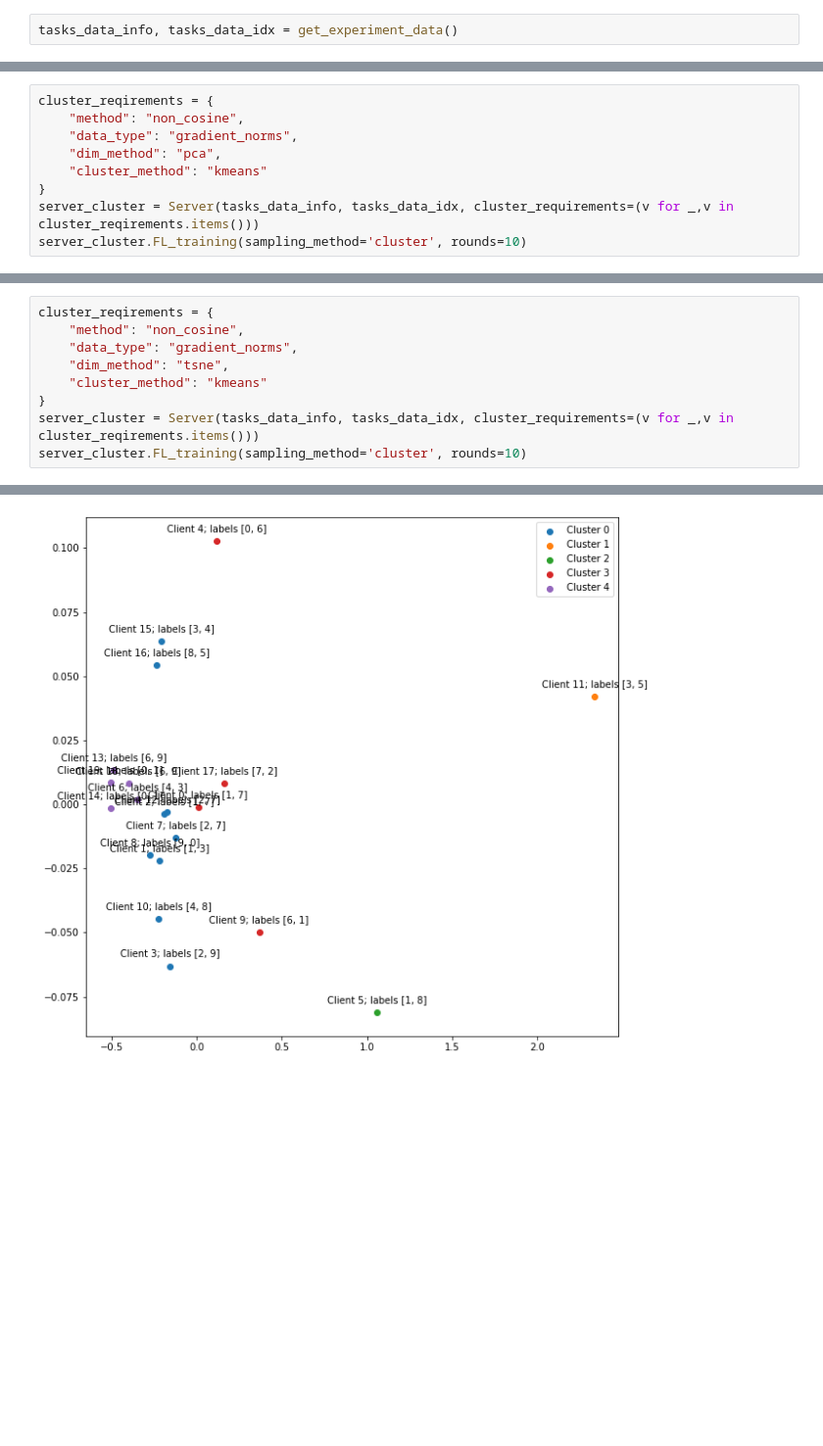
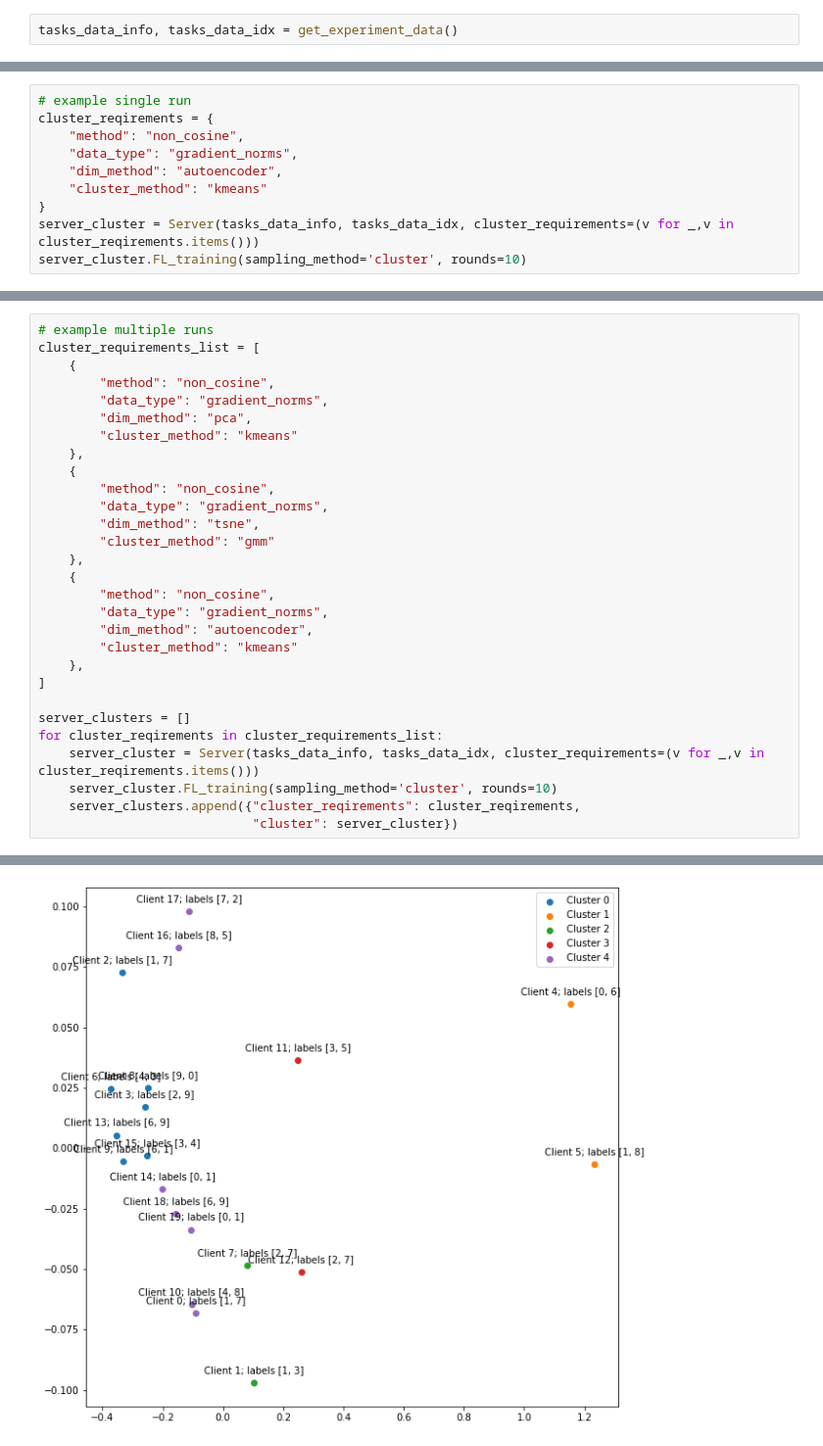
Before and after one commit to haoran-zh/FL-cluster-sampling, a Jupyter notebook: clustering_cleanup.ipynb, the cells around one changed output, grey strips where cells are left out. Shown: that part at 98% size. Saved outputs shown, nothing was run; the diff lists cells and outputs as text; blank space fills up the shorter version.

Commit message:
added autoencoder

```diff
--- a/clustering_cleanup.ipynb
+++ b/clustering_cleanup.ipynb
@@ -13,8 +19,9 @@ tasks_data_info, tasks_data_idx = get_experiment_data()
 # %%
+# example single run
 cluster_reqirements = {
     "method": "non_cosine",
     "data_type": "gradient_norms",
-    "dim_method": "pca",
+    "dim_method": "autoencoder",
     "cluster_method": "kmeans"
 }
 server_cluster = Server(tasks_data_info, tasks_data_idx, cluster_requirements=(v for _,v in cluster_reqirements.items()))
@@ -23,12 +30,32 @@ server_cluster.FL_training(sampling_method='cluster', rounds=10)
 Silhouette score: 0.56709623
 [figure]
 # %%
-cluster_reqirements = {
-    "method": "non_cosine",
-    "data_type": "gradient_norms",
-    "dim_method": "tsne",
-    "cluster_method": "kmeans"
-}
-server_cluster = Server(tasks_data_info, tasks_data_idx, cluster_requirements=(v for _,v in cluster_reqirements.items()))
-server_cluster.FL_training(sampling_method='cluster', rounds=10)
+# example multiple runs
+cluster_requirements_list = [
+    {
+        "method": "non_cosine",
+        "data_type": "gradient_norms",
+        "dim_method": "pca",
+        "cluster_method": "kmeans"
+    },
+    {
+        "method": "non_cosine",
+        "data_type": "gradient_norms",
+        "dim_method": "tsne",
+        "cluster_method": "gmm"
+    },
+    {
+        "method": "non_cosine",
+        "data_type": "gradient_norms",
+        "dim_method": "autoencoder",
+        "cluster_method": "kmeans"
+    },
+]
+
+server_clusters = []
+for cluster_reqirements in cluster_requirements_list:
+    server_cluster = Server(tasks_data_info, tasks_data_idx, cluster_requirements=(v for _,v in cluster_reqirements.items()))
+    server_cluster.FL_training(sampling_method='cluster', rounds=10)
+    server_clusters.append({"cluster_reqirements": cluster_reqirements,
+                            "cluster": server_cluster})
 # %% [output]
@@ -36 +63 @@ Silhouette score: 0.5266435
-[figure, old version]
+[figure, new version]
```
Also changed, not shown: parts of 5 cells of this notebook, 1 other file.
